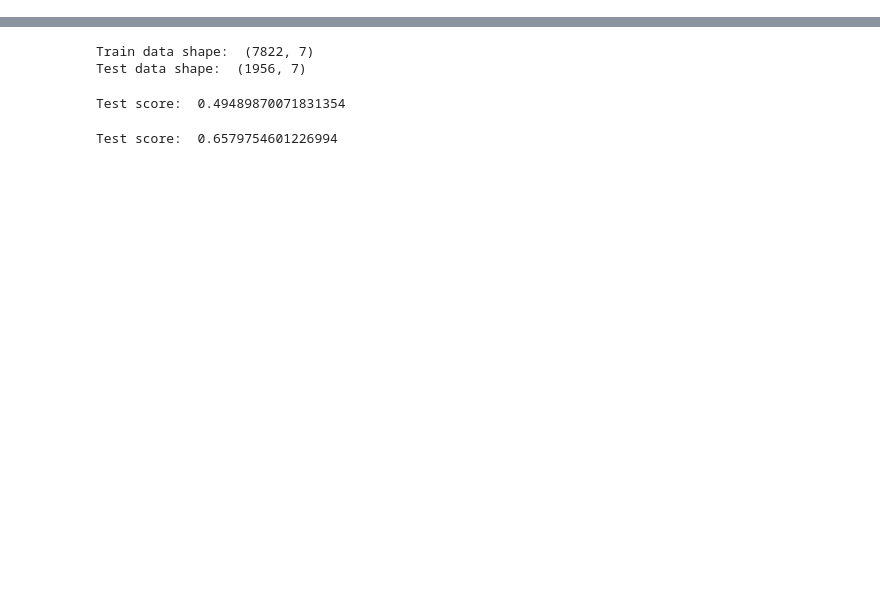
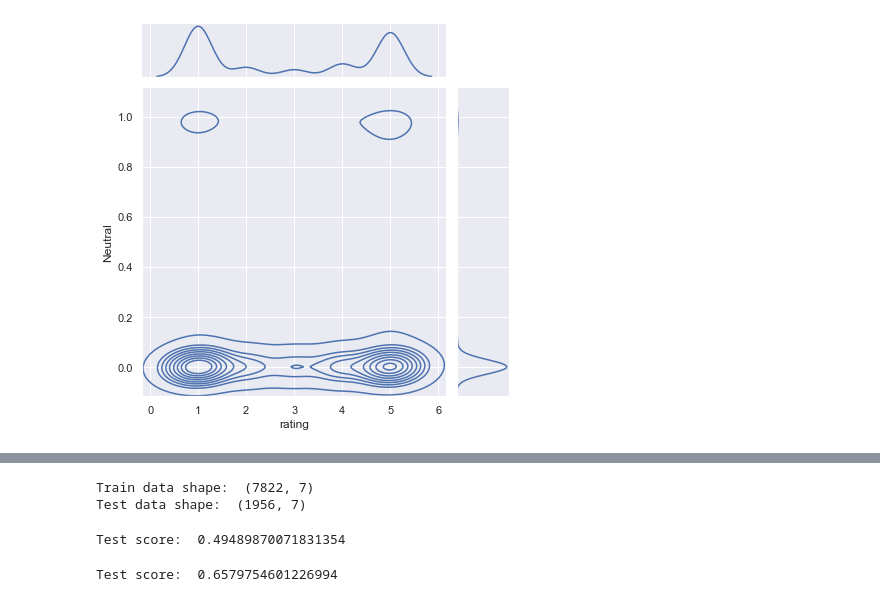
Before and after one commit to makeathonfhnw/The4, a Jupyter notebook: mlr_train_test_data.ipynb, the cells around one changed output, grey strips where cells are left out. Drawn from its saved outputs; the diff is of its cells as text; code cells hidden in the pictures; blank space fills up the shorter version.

```diff
--- a/mlr_train_test_data.ipynb
+++ b/mlr_train_test_data.ipynb
@@ -38,0 +66,11 @@ memory usage: 534.9+ KB
+# %%
+# selecting rating and neutral
+df_rating_neutral = df[['rating', 'Neutral']]
+df_rating_neutral.head()
+
+# create Seaborn contour plot
+sns.set()
+sns.jointplot(x='rating', y='Neutral', data=df_rating_neutral, kind='kde')
+plt.show()
+# %% [output]
+[figure, added]
```
Also changed, not shown: parts of 34 cells of this notebook.
